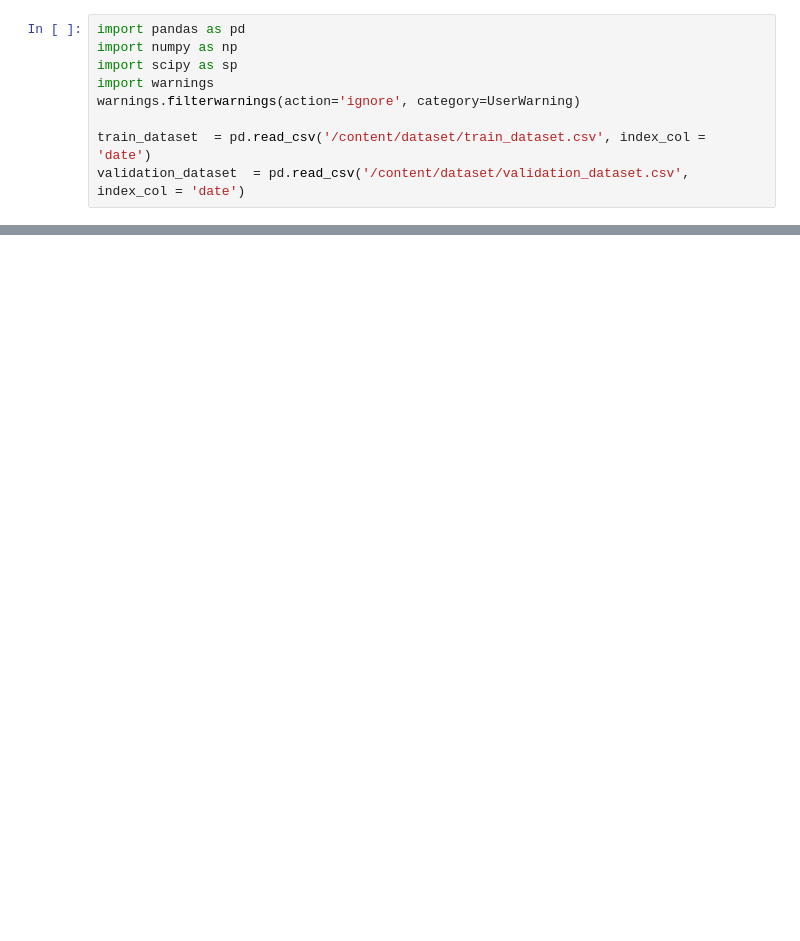
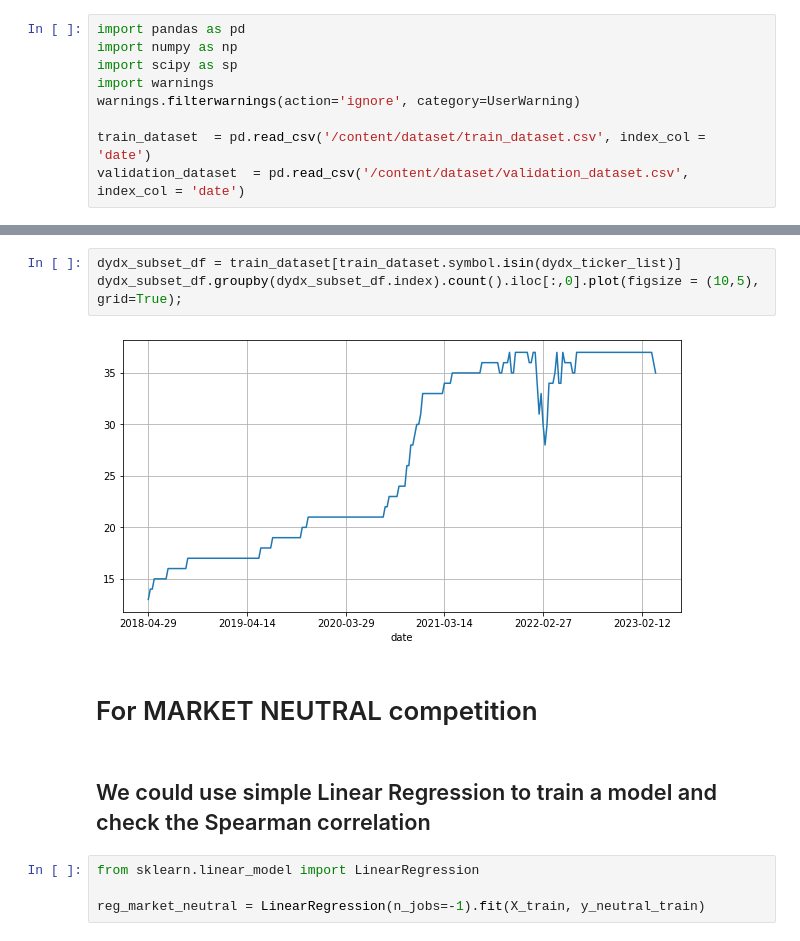
Before and after one commit to rocketcapital-ai/competition_quickstart_dataloader, a Jupyter notebook: Quickstart.ipynb, the cells around one changed output, grey strips where cells are left out. Drawn from its saved outputs; the diff is of its cells as text; blank space fills up the shorter version.

```diff
--- a/Quickstart.ipynb
+++ b/Quickstart.ipynb
@@ -261,0 +159,13 @@ prediction.to_csv('/content/prediction/prediction.csv', index = False, header =
+# %%
+dydx_subset_df = train_dataset[train_dataset.symbol.isin(dydx_ticker_list)]
+dydx_subset_df.groupby(dydx_subset_df.index).count().iloc[:,0].plot(figsize = (10,5), grid=True);
+# %% [output]
+[figure, added]
+# %% [markdown]
+# For MARKET NEUTRAL competition
+# %% [markdown]
+## We could use simple Linear Regression to train a model and check the Spearman correlation
+# %%
+from sklearn.linear_model import LinearRegression
+
+reg_market_neutral = LinearRegression(n_jobs=-1).fit(X_train, y_neutral_train)
```
Also changed, not shown: parts of 53 cells of this notebook.
